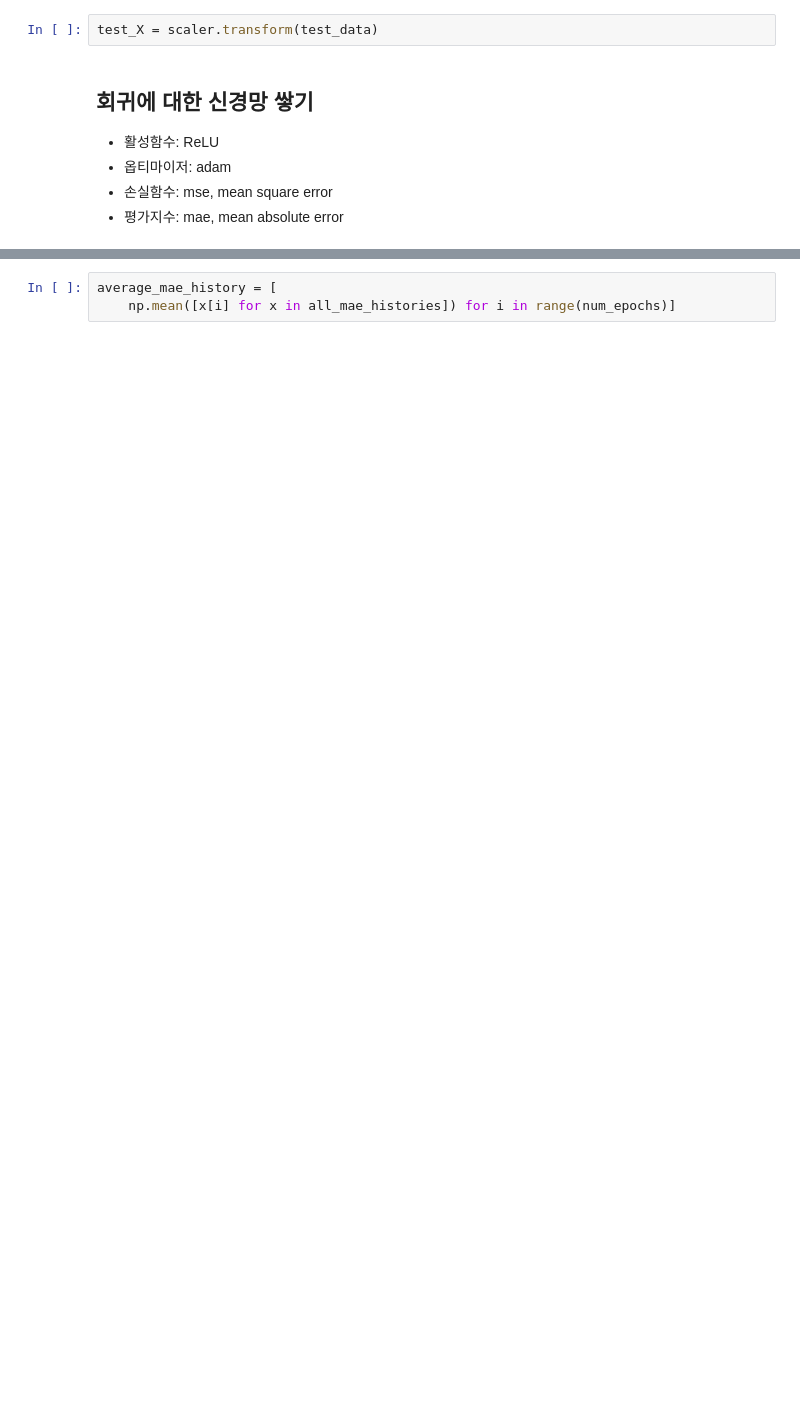
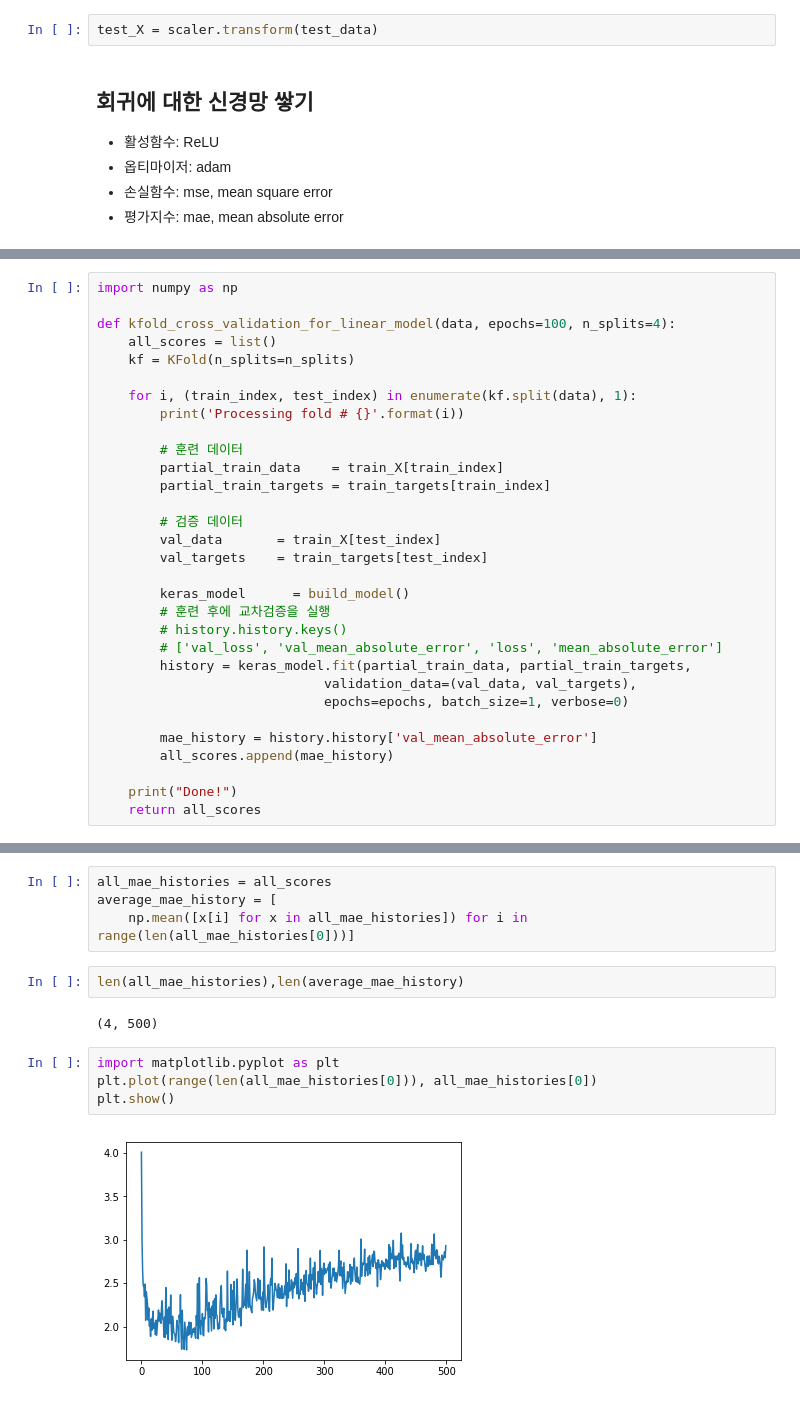
Before and after one commit to pinkmaguro/machine-learning-with-keras, a Jupyter notebook: Step02.The Boston Housing Price dataset.ipynb, the cells around one changed output, grey strips where cells are left out. Cells and saved outputs as stored; diff of their text form; blank space fills up the shorter version.

```diff
--- a/Step02.The Boston Housing Price dataset.ipynb
+++ b/Step02.The Boston Housing Price dataset.ipynb
@@ -175,0 +189,31 @@ np.mean(all_scores)
+# %%
+import numpy as np
+
+def kfold_cross_validation_for_linear_model(data, epochs=100, n_splits=4):
+    all_scores = list()
+    kf = KFold(n_splits=n_splits)
+
+    for i, (train_index, test_index) in enumerate(kf.split(data), 1):
+        print('Processing fold # {}'.format(i))
+
+        # 훈련 데이터
+        partial_train_data    = train_X[train_index]
+        partial_train_targets = train_targets[train_index]
+
+        # 검증 데이터
+        val_data       = train_X[test_index]
+        val_targets    = train_targets[test_index]
+
+        keras_model      = build_model()
+        # 훈련 후에 교차검증을 실행
+        # history.history.keys()
+        # ['val_loss', 'val_mean_absolute_error', 'loss', 'mean_absolute_error']
+        history = keras_model.fit(partial_train_data, partial_train_targets,
+                             validation_data=(val_data, val_targets),
+                             epochs=epochs, batch_size=1, verbose=0)
+
+        mae_history = history.history['val_mean_absolute_error']
+        all_scores.append(mae_history)
+
+    print("Done!")
+    return all_scores
@@ -214,4 +262,15 @@ rocessing fold #4
 # %%
+all_mae_histories = all_scores
 average_mae_history = [
-    np.mean([x[i] for x in all_mae_histories]) for i in range(num_epochs)]
+    np.mean([x[i] for x in all_mae_histories]) for i in range(len(all_mae_histories[0]))]
+# %%
+len(all_mae_histories),len(average_mae_history)
+# %% [output]
+(4, 500)
+# %%
+import matplotlib.pyplot as plt
+plt.plot(range(len(all_mae_histories[0])), all_mae_histories[0])
+plt.show()
+# %% [output]
+[figure, added]
 # %%
```
Also changed, not shown: parts of 20 cells of this notebook, 2 other files.
